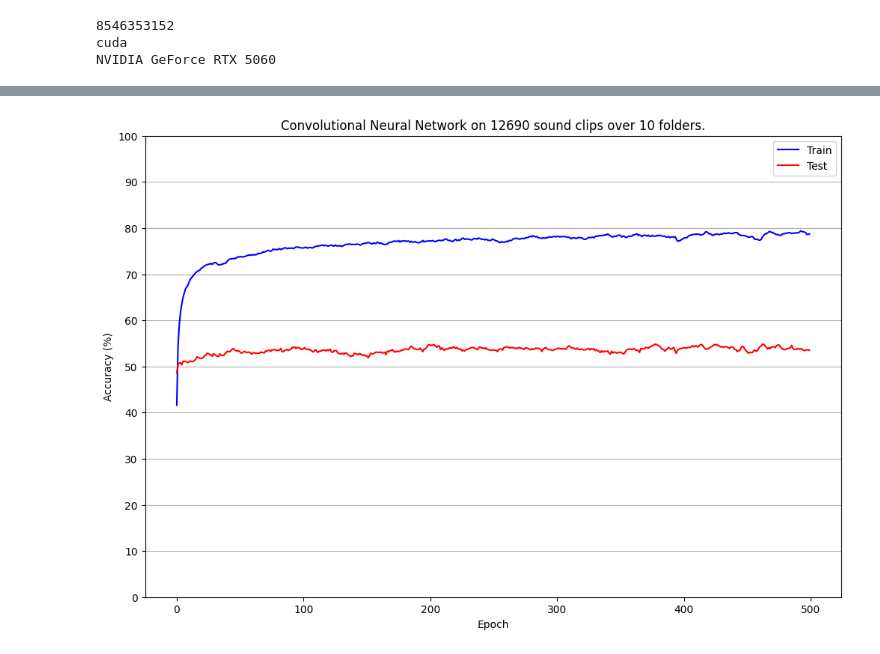
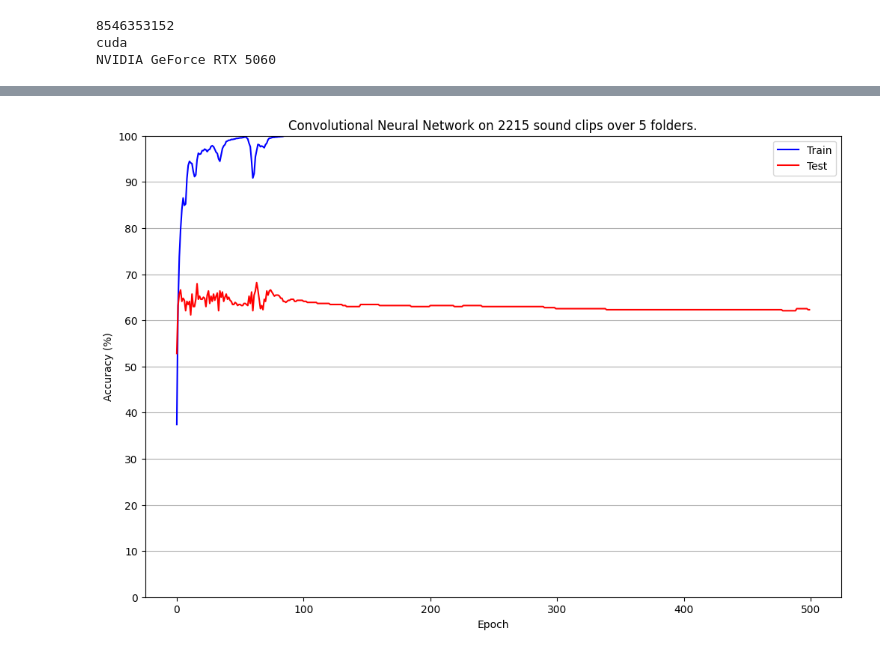
Before and after one commit to spearmintage/final-project, a Jupyter notebook: code/deeper_audio_test.ipynb, the cells around one changed output, grey strips where cells are left out. Drawn from its saved outputs; the diff is of its cells as text; code cells hidden in the pictures.

Commit message:
implementation of rating thresholds and other preprocessing techniques

```diff
--- a/code/deeper_audio_test.ipynb
+++ b/code/deeper_audio_test.ipynb
@@ -144,11 +153,11 @@ sample_rate = 32000
 
 reset_seed()
 
-folder_df = get_random_folders_torchaudio(
+folder_df = get_random_folders_filtered(
     base_dir,
     split_interval_secs=split_interval_secs,
     sample_rate=sample_rate,
     total_folders=10,
-    min_files_per_folder=100,
-    max_files_per_folder=100,
+    min_rating=4.0,
+    max_files_per_folder=50
 )
@@ -461,5 +488,5 @@ loss_fn = nn.CrossEntropyLoss() # since we are classifying.
 loss_fn = loss_fn.to(device)
 optimizer = torch.optim.AdamW(params=model.parameters(), lr=learning_rate) # adam has no momentum, but DOES have weight decay
 
-train_loss_hist, train_acc_hist, test_acc_hist, best_model = train_model(model, loss_fn, optimizer, epochs, batch_size, save_best_to_file=True)
+train_loss_hist, train_acc_hist, test_acc_hist, best_model = train_model(model, loss_fn, optimizer, epochs, batch_size, save_best_to_file=False)
 # %% [output]
@@ -483,4 +510,4 @@ Epoch 500: train loss = 0.8367, train acc = 78.70%, test acc = 53.51%
-[figure, old version]
+[figure, new version]
 # %%
 # final results after testing approx. 30 different variations of dropout, learning rate, etc
 # best learning rate = 0.001, batch size of 32/64, dropout rate around 0.2-0.5
```
Also changed, not shown: parts of 17 cells of this notebook, 21 other files.
